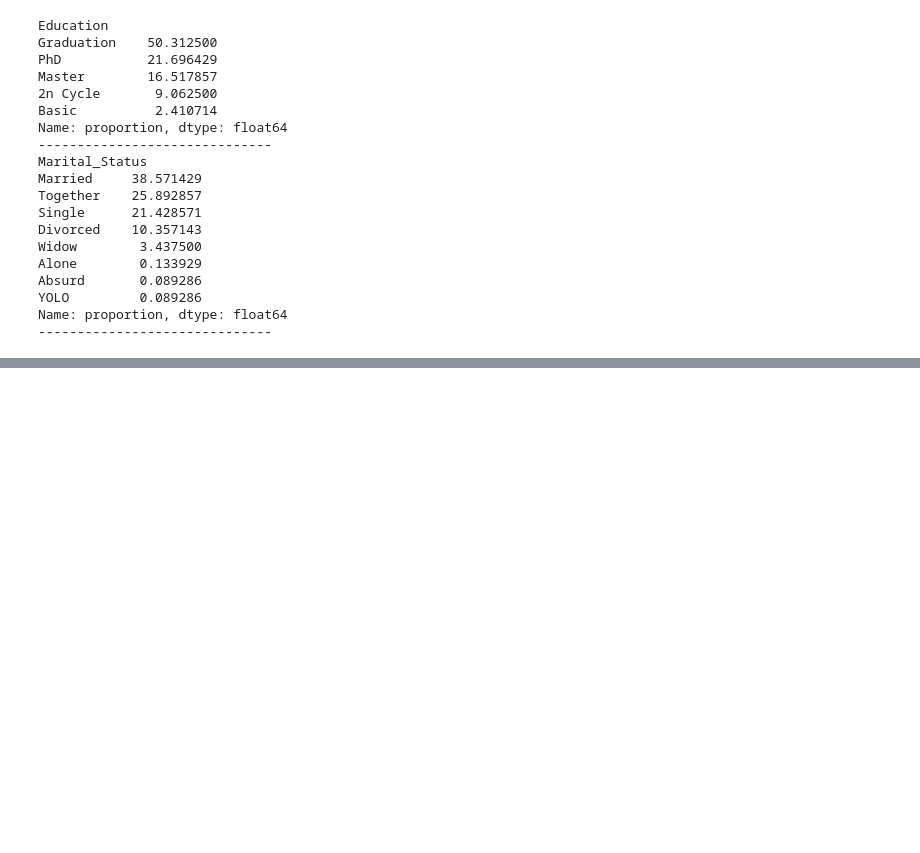
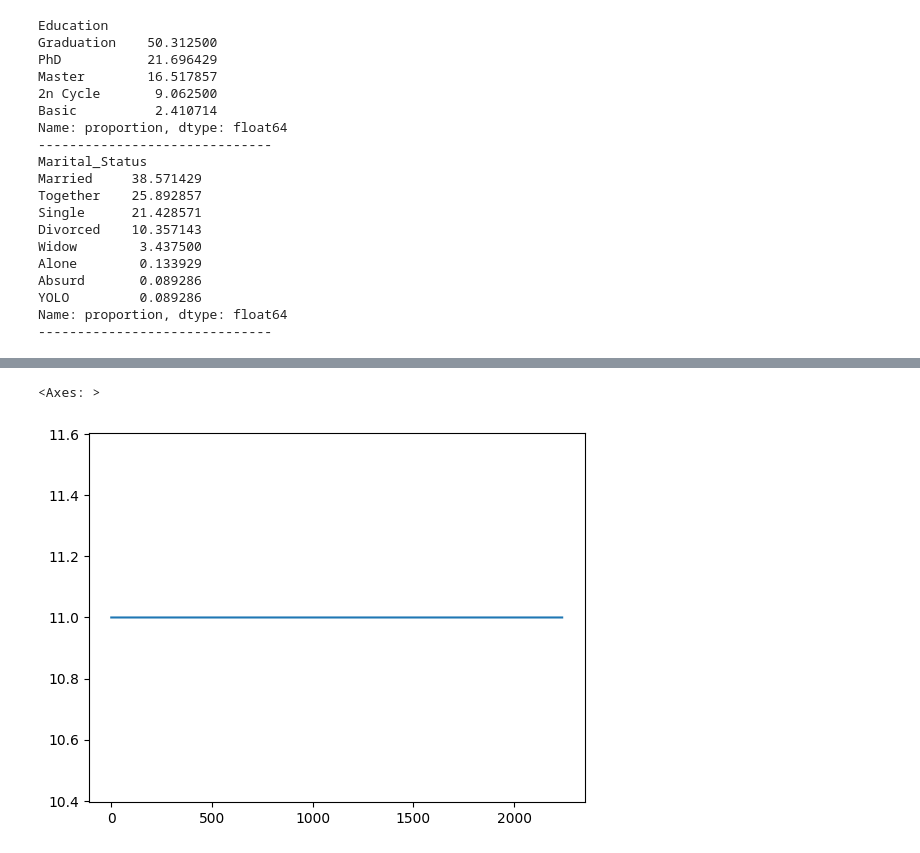
Before and after one commit to manmit-s/customer_personality_segmentation, a Jupyter notebook: notebooks/eda.ipynb, the cells around one changed output, grey strips where cells are left out. Saved outputs shown, nothing was run; the diff lists cells and outputs as text; code cells hidden in the pictures; blank space fills up the shorter version.

```diff
--- a/notebooks/eda.ipynb
+++ b/notebooks/eda.ipynb
@@ -177,0 +201,5 @@ Name: proportion, dtype: float64
+# %%
+df.Z_Revenue.plot()
+# %% [output]
+<Axes: >
+[figure, added]
```
Also changed, not shown: parts of 13 cells of this notebook, 2 other files.
